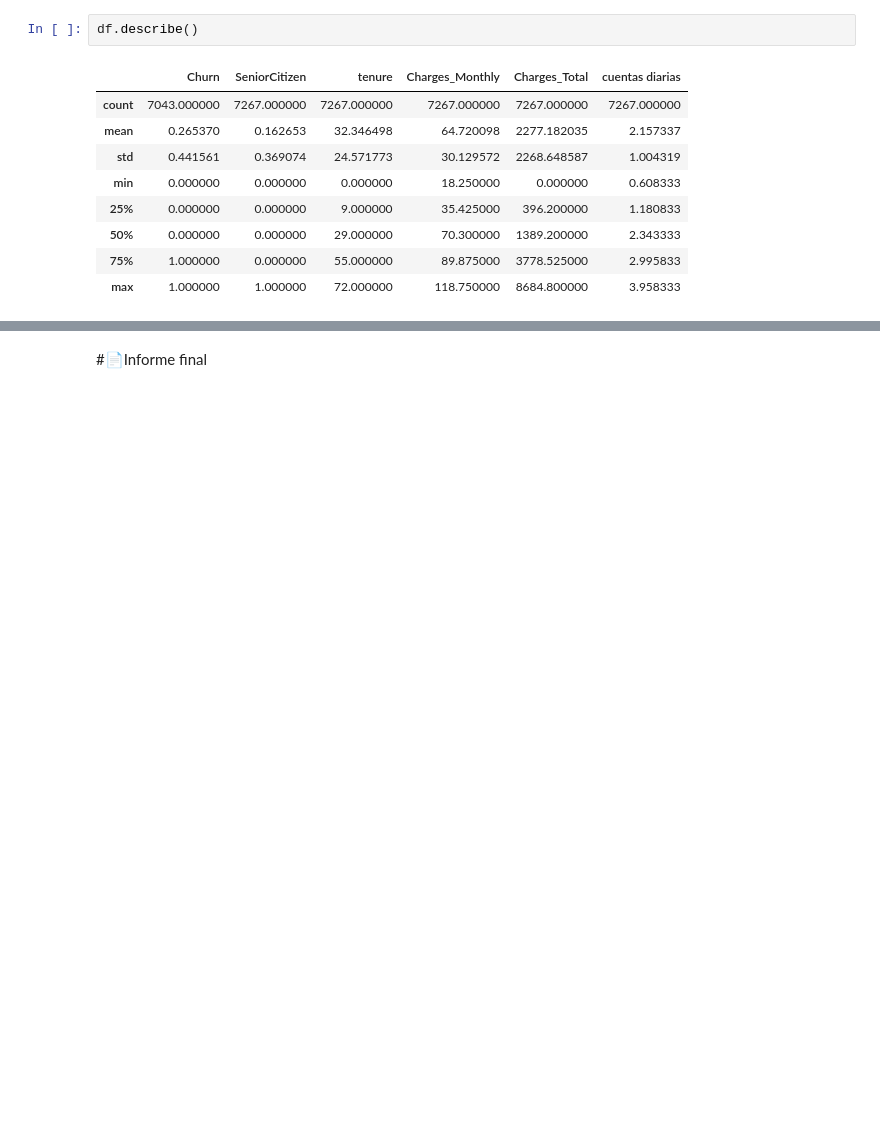
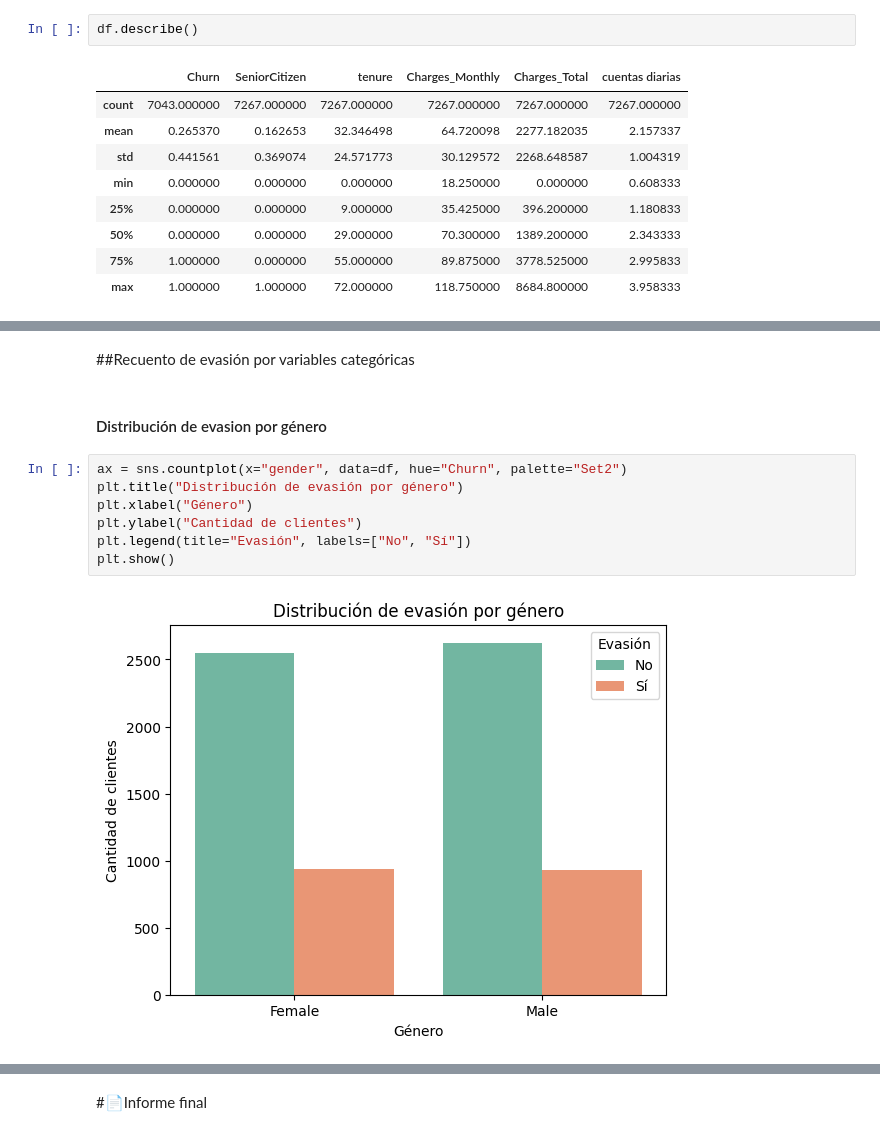
Before and after one commit to marianalarra/ChallengeTelecom, a Jupyter notebook: TelecomX_LATAM.ipynb, the cells around one changed output, grey strips where cells are left out. Saved outputs shown, nothing was run; the diff lists cells and outputs as text; blank space fills up the shorter version.

Commit message:
Distribucion variables categoricas y numericas

```diff
--- a/TelecomX_LATAM.ipynb
+++ b/TelecomX_LATAM.ipynb
@@ -234,0 +262,13 @@ Passing `palette` without assigning `hue` is deprecated and will be removed in v
+# %% [markdown]
+##Recuento de evasión por variables categóricas
+# %% [markdown]
+#### Distribución de evasion por género
+# %%
+ax = sns.countplot(x="gender", data=df, hue="Churn", palette="Set2")
+plt.title("Distribución de evasión por género")
+plt.xlabel("Género")
+plt.ylabel("Cantidad de clientes")
+plt.legend(title="Evasión", labels=["No", "Sí"])
+plt.show()
+# %% [output]
+[figure, added]
```
Also changed, not shown: parts of 32 cells of this notebook.
